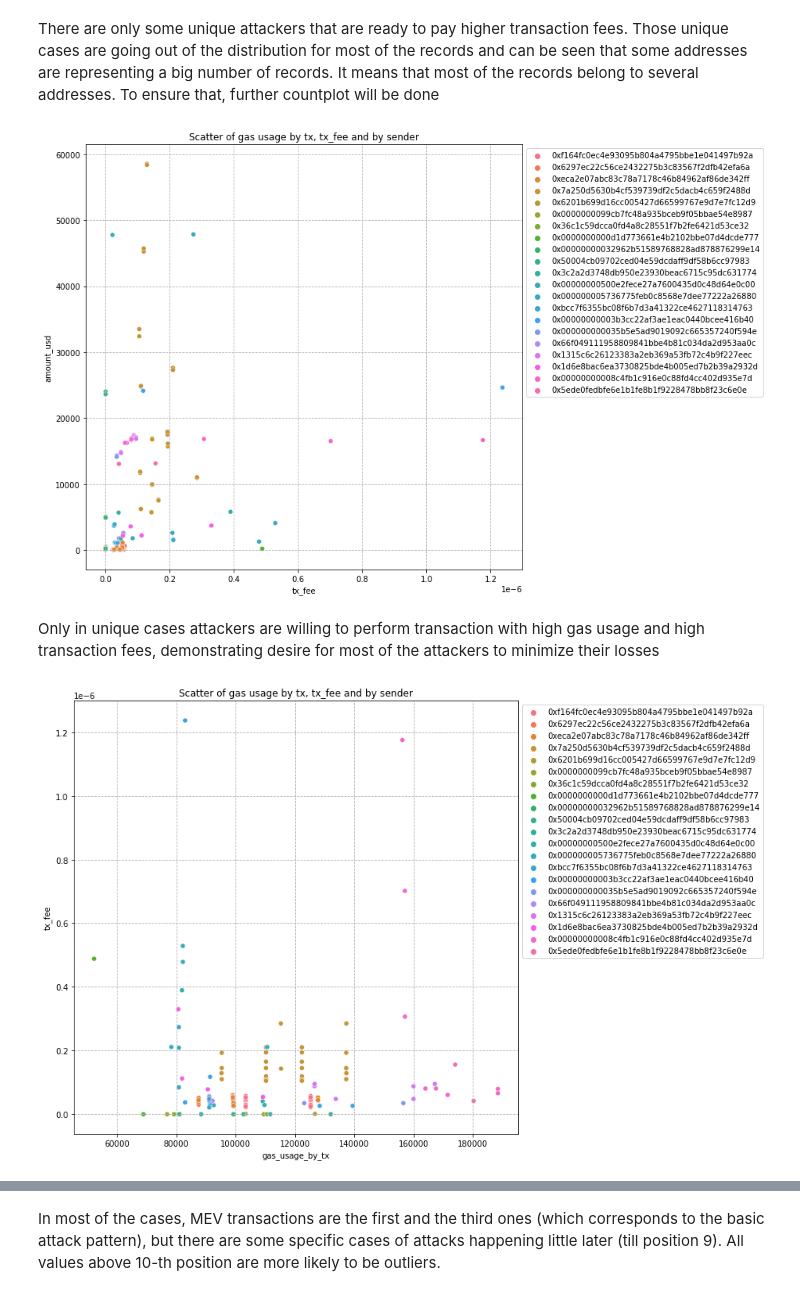
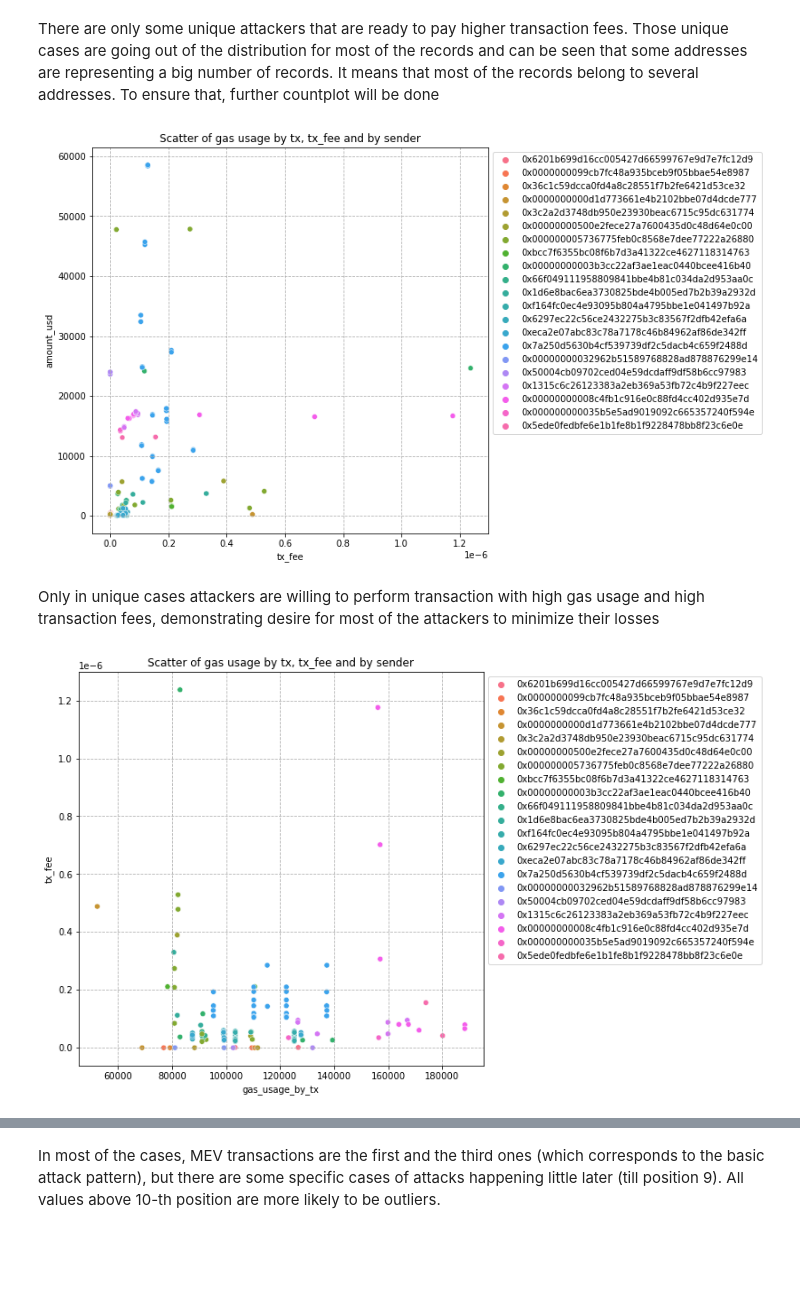
Before and after one commit to IX-Swap/data-science, a Jupyter notebook: simulations/uniswap_pools/sto_mevs_with_gas_analysis.ipynb, the cells around one changed output, grey strips where cells are left out. Drawn from its saved outputs; the diff is of its cells as text; code cells hidden in the pictures; blank space fills up the shorter version.

```diff
--- a/simulations/uniswap_pools/sto_mevs_with_gas_analysis.ipynb
+++ b/simulations/uniswap_pools/sto_mevs_with_gas_analysis.ipynb
@@ -60,7 +61,6 @@ sto_pools_swaps_df = pd.concat(sto_pools_list)
 with open('sto_pools_mevs', 'rb') as f: mevs_transactions_list = pickle.load(f)
 
 mevs_df = pd.read_pickle('sto_pools_mevs_with_gas_df.pkl')
-mevs_df['txd'] = mevs_transactions_list
 mevs_df
 # %% [output]
 |  | txd | block | block_position | gas_usage_by_tx | ether_price | tx_fee |
@@ -245,20 +226,20 @@ plt.show()
 # %% [markdown]
 There are only some unique attackers that are ready to pay higher transaction fees. Those unique cases are going out of the distribution for most of the records and can be seen that some addresses are representing a big number of records. It means that most of the records belong to several addresses. To ensure that, further countplot will be done
 # %%
-plt.figure(figsize=(10, 10))
+plt.figure(figsize=(8, 8))
 sns.scatterplot(mevs_df[mevs_df['tx_fee'] < 0.5]['tx_fee'],
                 mevs_df[mevs_df['tx_fee'] < 0.5]['amount_usd'],
                 hue=mevs_df[mevs_df['tx_fee'] < 0.5]['sender'])
 plt.grid(True, linestyle='--')
 plt.title('Scatter of gas usage by tx, tx_fee and by sender')
 plt.legend(loc=2, bbox_to_anchor=(1,1))
 plt.show()
 # %% [output]
-[figure, old version]
+[figure, new version]
 # %% [markdown]
 Only in unique cases attackers are willing to perform transaction with high gas usage and high transaction fees, demonstrating desire for most of the attackers to minimize their losses
 # %%
-plt.figure(figsize=(10, 10))
+plt.figure(figsize=(8, 8))
 sns.scatterplot(mevs_df[mevs_df['tx_fee'] < 0.5]['gas_usage_by_tx'],
                 mevs_df[mevs_df['tx_fee'] < 0.5]['tx_fee'],
                 hue=mevs_df[mevs_df['tx_fee'] < 0.5]['sender'])
@@ -267,4 +248,4 @@ plt.title('Scatter of gas usage by tx, tx_fee and by sender')
 plt.legend(loc=2, bbox_to_anchor=(1,1))
 plt.show()
 # %% [output]
-[figure, old version]
+[figure, new version]
```
Also changed, not shown: parts of 181 cells of this notebook, 20 other files.
